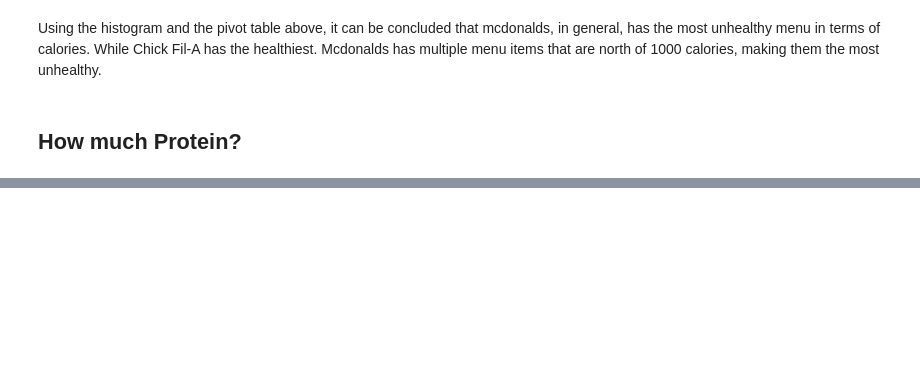
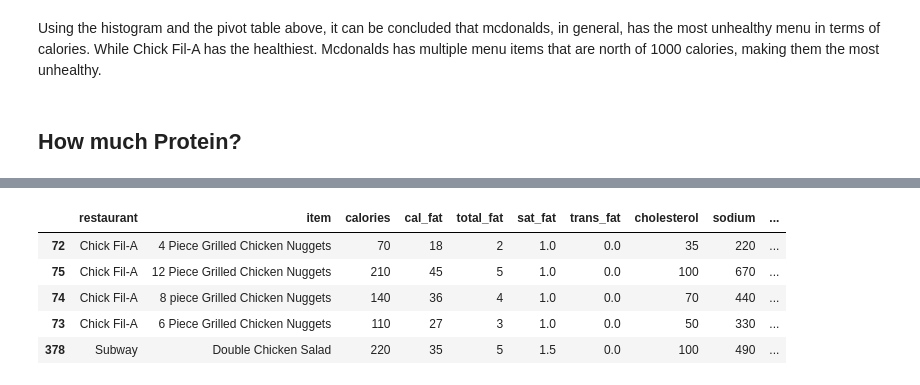
Before and after one commit to jsedlock/Fast-Food-Items, a Jupyter notebook: Analysis.ipynb, the cells around one changed output, grey strips where cells are left out. Cells and saved outputs as stored; diff of their text form; code cells hidden in the pictures; blank space fills up the shorter version.

Commit message:
added insights to analysis

```diff
--- a/Analysis.ipynb
+++ b/Analysis.ipynb
@@ -96,2 +118,14 @@ Using the histogram and the pivot table above, it can be concluded that mcdonald
 # %%
 # Lets create a new metric to measure the amount of protein in a menu item
+
+data_import['protein_per_calorie'] = data_import['protein'] / data_import['calories']
+# %%
+top5_protein = data_import.sort_values('protein_per_calorie', ascending=False)[:5] # Found that the sonic ultimate chicken club had an error so dropped earlier in analysis
+top5_protein
+# %% [output]
+|  | restaurant | item | calories | cal_fat | total_fat | sat_fat | trans_fat | cholesterol | sodium | ... |
+| 72 | Chick Fil-A | 4 Piece Grilled Chicken Nuggets | 70 | 18 | 2 | 1.0 | 0.0 | 35 | 220 | ... |
+| 75 | Chick Fil-A | 12 Piece Grilled Chicken Nuggets | 210 | 45 | 5 | 1.0 | 0.0 | 100 | 670 | ... |
+| 74 | Chick Fil-A | 8 piece Grilled Chicken Nuggets | 140 | 36 | 4 | 1.0 | 0.0 | 70 | 440 | ... |
+| 73 | Chick Fil-A | 6 Piece Grilled Chicken Nuggets | 110 | 27 | 3 | 1.0 | 0.0 | 50 | 330 | ... |
+| 378 | Subway | Double Chicken Salad | 220 | 35 | 5 | 1.5 | 0.0 | 100 | 490 | ... |
```
Also changed, not shown: parts of 13 cells of this notebook.
